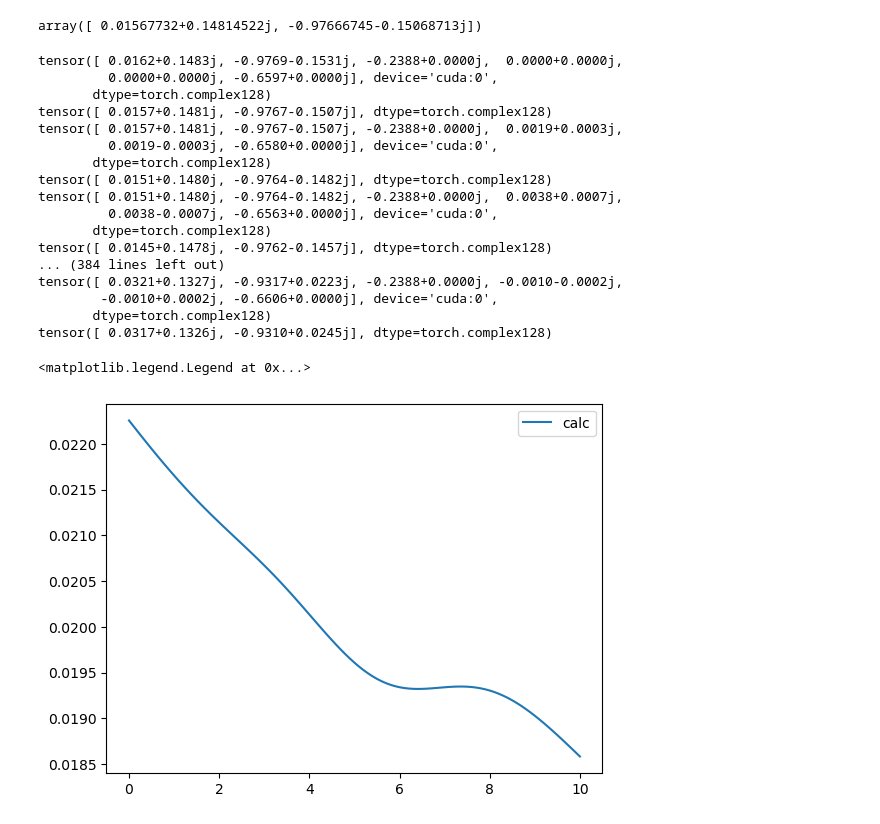
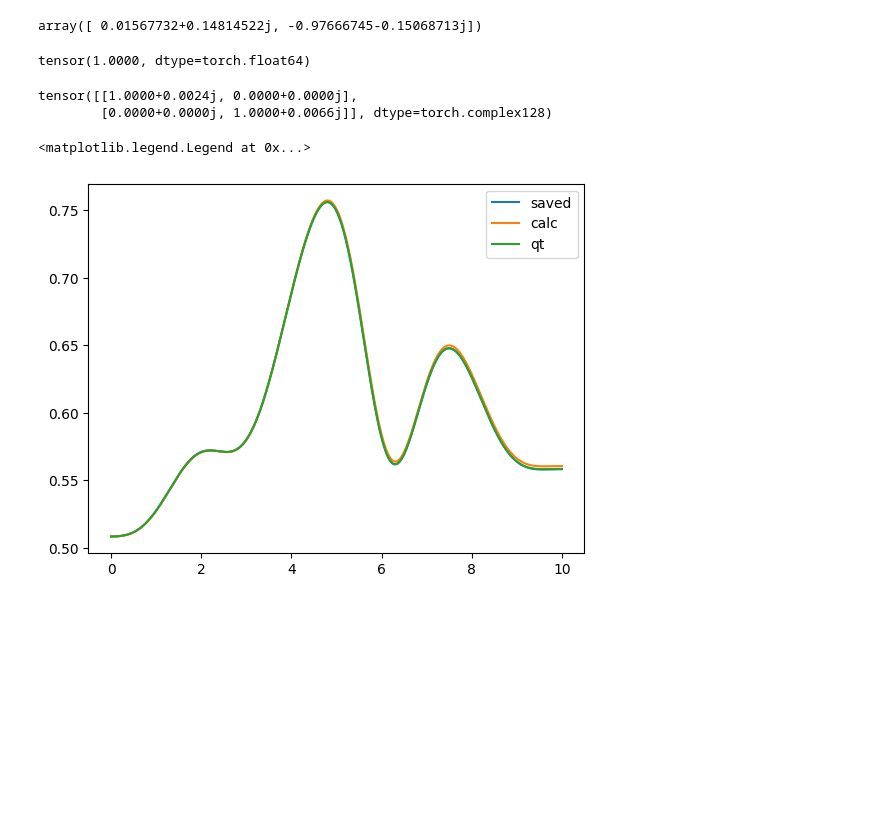
Before and after one commit to eliweissler/CSCI_5576_HW, a Jupyter notebook: final_project/pytorch_test.ipynb, the cells around one changed output. Drawn from its saved outputs; the diff is of its cells as text; code cells hidden in the pictures; blank space fills up the shorter version.

```diff
--- a/final_project/pytorch_test.ipynb
+++ b/final_project/pytorch_test.ipynb
@@ -329,51 +309,67 @@ next(iter(training_loader))
 np.array(psi_next.cpu())
 # %% [output]
 array([ 0.01567732+0.14814522j, -0.97666745-0.15068713j])
+# %%
+def mat_exp_using_torch(H_tensor, dt):
+    return torch.linalg.matrix_exp(-1.0j*dt*H_tensor)
+# %%
+torch.linalg.norm(psi@U)
+# %% [output]
+tensor(1.0000, dtype=torch.float64)
+# %%
+U
+# %% [output]
+tensor([[1.0000+0.0024j, 0.0000+0.0000j],
+        [0.0000+0.0000j, 1.0000+0.0066j]], dtype=torch.complex128)
 # %%
-i = 2
+i = 1
 states, H = read_data("data.hdf5", 2, "train", i, i+1)
 H0 = H[0,0]
 psi0 = states[0,0]
 
-model.eval()
+t_end=10
+dt = 0.01
+
+# model.eval()
+
+# Disable gradient computation and reduce memory consumption.
+# state_list = [psi0]
+# with torch.no_grad():
+#     for i in range(H.shape[1]-1):
+#         input_tensor = torch.tensor(np.concatenate((state_list[-1].flatten(), H[0,i].flatten())), dtype=torch.complex128).to(device)
+#         print(input_tensor)
+#         output_tensor = model(input_tensor).cpu()
+#         print(output_tensor)
+#         state_list.append(np.array(output_tensor))
+
+tlist = np.arange(0, t_end+dt, dt)
+def Ham(t, tlist):
+    tdiff = np.abs(t-tlist)
+    return qt.Qobj(H[0, min(np.argmin(tdiff), H.shape[1]-1)])
+states_qt = qt.sesolve(lambda t, args: Ham(t, tlist), qt.Qobj(psi0), tlist=tlist)
+prob0_qt = [np.abs(s[0][0][0])**2 for s in states_qt.states]
 
 # Disable gradient computation and reduce memory consumption.
 state_list = [psi0]
 with torch.no_grad():
     for i in range(H.shape[1]-1):
-        input_tensor = torch.tensor(np.concatenate((state_list[-1].flatten(), H[0,i].flatten())), dtype=torch.complex128).to(device)
-        print(input_tensor)
-        output_tensor = model(input_tensor).cpu()
-        print(output_tensor)
-        state_list.append(np.array(output_tensor))
-
+        U = mat_exp_using_torch(torch.tensor(H[0,i], dtype=torch.complex128), dt=dt)
+        psi = torch.tensor(state_list[-1], dtype=torch.complex128)
+        # print(input_tensor)
+        output_tensor = U@psi
+        # print(output_tensor)
+        state_list.append(np.array(output_tensor.cpu()))#/torch.linalg.norm(output_tensor)))
 
 prob0 = np.abs(states[0,:,0])**2
-t_end=10
-dt = 0.1
+# t_end=10
+# dt = 0.1
 t_list = np.arange(0, t_end+dt, dt)
 states_calc = [qt.Qobj(x) for x in state_list]
 prob0_calc = [np.abs(s[0][0][0])**2 for s in states_calc]
-# plt.plot(t_list, prob0, label="saved")
+plt.plot(t_list, prob0, label="saved")
 plt.plot(t_list, prob0_calc, label="calc")
+plt.plot(t_list, prob0_qt, label="qt")
 plt.legend()
 # %% [output]
-tensor([ 0.0162+0.1483j, -0.9769-0.1531j, -0.2388+0.0000j,  0.0000+0.0000j,
-         0.0000+0.0000j, -0.6597+0.0000j], device='cuda:0',
-       dtype=torch.complex128)
-tensor([ 0.0157+0.1481j, -0.9767-0.1507j], dtype=torch.complex128)
-tensor([ 0.0157+0.1481j, -0.9767-0.1507j, -0.2388+0.0000j,  0.0019+0.0003j,
-         0.0019-0.0003j, -0.6580+0.0000j], device='cuda:0',
-       dtype=torch.complex128)
-tensor([ 0.0151+0.1480j, -0.9764-0.1482j], dtype=torch.complex128)
-tensor([ 0.0151+0.1480j, -0.9764-0.1482j, -0.2388+0.0000j,  0.0038+0.0007j,
-         0.0038-0.0007j, -0.6563+0.0000j], device='cuda:0',
-       dtype=torch.complex128)
-tensor([ 0.0145+0.1478j, -0.9762-0.1457j], dtype=torch.complex128)
-... (384 lines left out)
-tensor([ 0.0321+0.1327j, -0.9317+0.0223j, -0.2388+0.0000j, -0.0010-0.0002j,
-        -0.0010+0.0002j, -0.6606+0.0000j], device='cuda:0',
-       dtype=torch.complex128)
-tensor([ 0.0317+0.1326j, -0.9310+0.0245j], dtype=torch.complex128)
+<matplotlib.legend.Legend at 0x...>
-<matplotlib.legend.Legend at 0x...>
-[figure, old version]
+[figure, new version]
```
Also changed, not shown: parts of 6 cells of this notebook, 5 other files.
